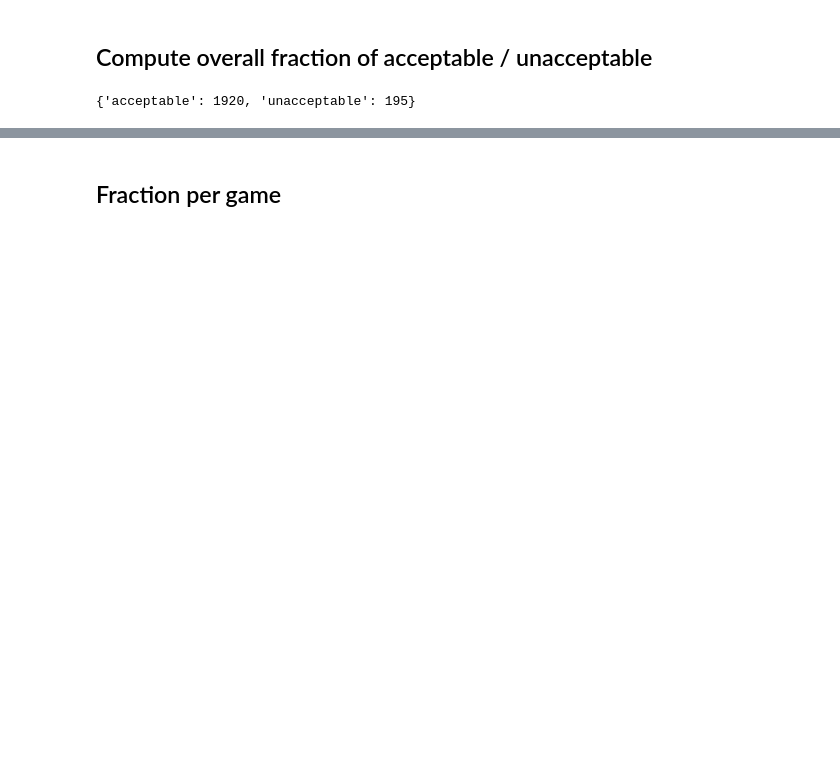
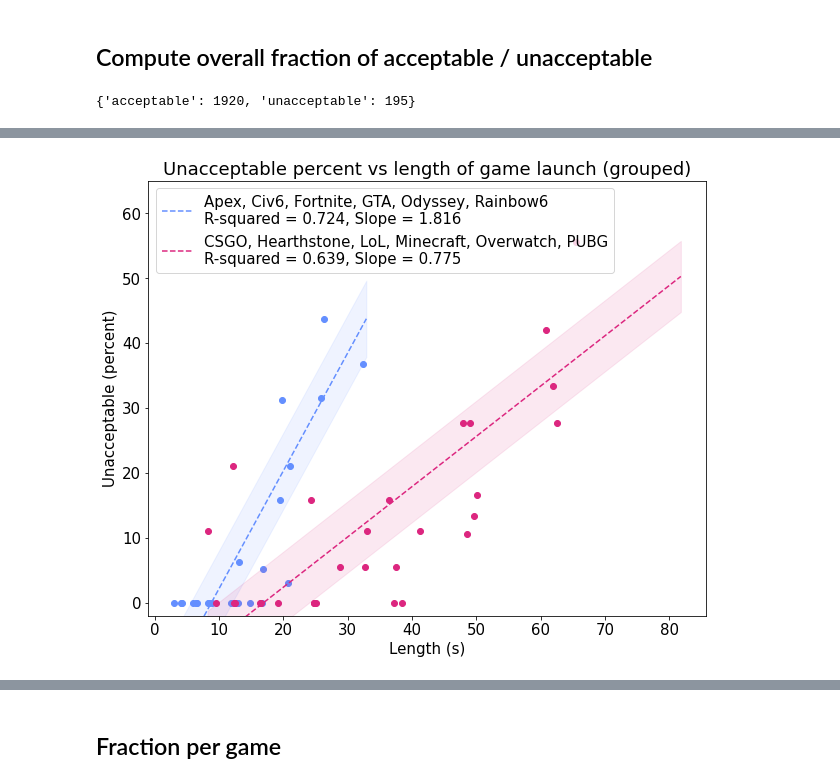
Before and after one commit to fedeit/User-Study-Game-Performance-Analysis-ISU, a Jupyter notebook: notebooks/Analysis.ipynb, the cells around one changed output, grey strips where cells are left out. Cells and saved outputs as stored; diff of their text form; code cells hidden in the pictures; blank space fills up the shorter version.

```diff
--- a/notebooks/Analysis.ipynb
+++ b/notebooks/Analysis.ipynb
@@ -38,0 +65,32 @@ plt.scatter(x, y)
+# %%
+reduced_blue = df.query( 'Game == ["csgo","hearthstone","lol","minecraft","overwatch","pubg"]' )
+reduced_blue = reduced_blue[reduced_blue['Type'] == 'load']
+reduced_blue = reduced_blue.groupby(['Time'])[['Unacceptable', 'ones']].sum()
+reduced_blue['Unacceptable %'] = reduced_blue['Unacceptable'] / reduced_blue['ones'] * 100
+
+reduced_red = df.query( 'Game == ["apex","civ6","gta","fortnite","odyssey","rainbow6"]' )
+reduced_red = reduced_red[reduced_red['Type'] == 'load']
+reduced_red = reduced_red.groupby(['Time'])[['Unacceptable', 'ones']].sum()
+reduced_red['Unacceptable %'] = reduced_red['Unacceptable'] / reduced_red['ones'] * 100
+
+title = 'Unacceptable percent vs length of game launch (grouped)'
+
+plt.figure(figsize=(10, 8))
+xb = reduced_blue.index
+yb = reduced_blue['Unacceptable %']
+xr = reduced_red.index
+yr = reduced_red['Unacceptable %']
+plt.xlabel('Length (s)')
+plt.ylabel('Unacceptable (percent)')
+plt.title(title)
+
+plotSeries(xb, yb, colors[0], colors[0], "Apex, Civ6, Fortnite, GTA, Odyssey, Rainbow6")
+
+plotSeries(xr, yr, colors[2], colors[2], "CSGO, Hearthstone, LoL, Minecraft, Overwatch, PUBG")
+
+plt.ylim(-2, 65)
+
+plt.savefig(title + '.png')
+plt.show()
+# %% [output]
+[figure, added]
```
Also changed, not shown: parts of 20 cells of this notebook.
